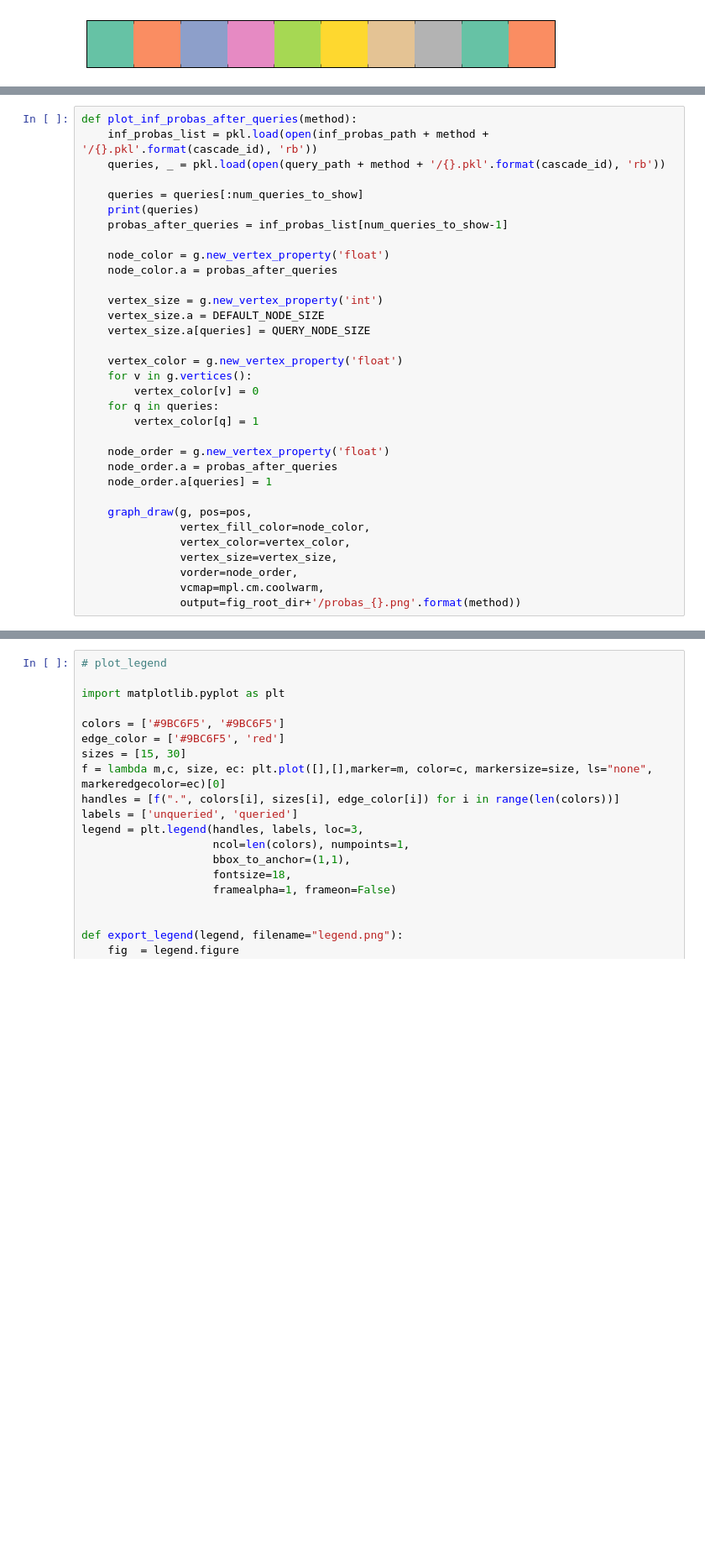
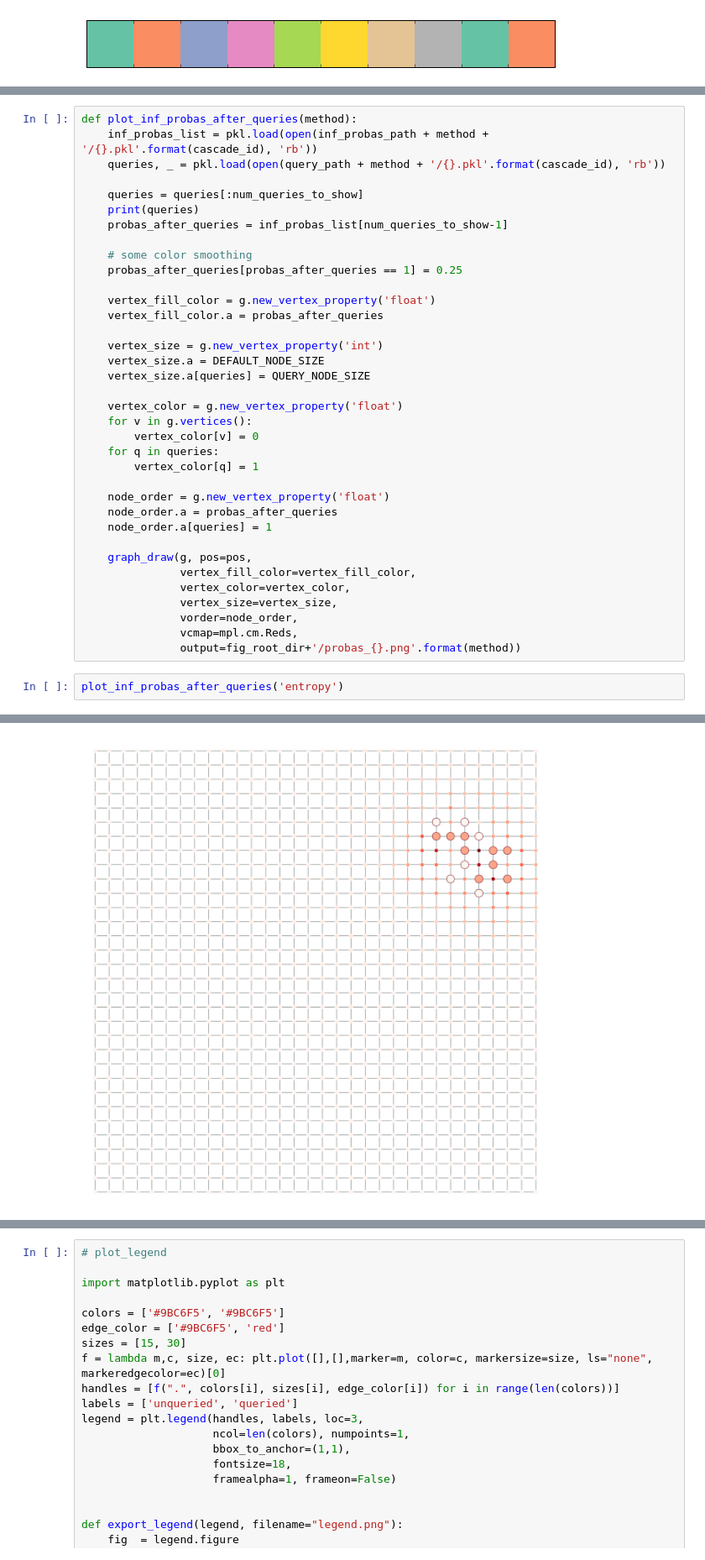
Before and after one commit to xiaohan2012/active-cascade-reconstruction, a Jupyter notebook: infection-probability-after-queries.ipynb, the cells around one changed output, grey strips where cells are left out. Shown at 84% size. Saved outputs shown, nothing was run; the diff lists cells and outputs as text; blank space fills up the shorter version.

```diff
--- a/infection-probability-after-queries.ipynb
+++ b/infection-probability-after-queries.ipynb
@@ -92,8 +94,11 @@ def plot_inf_probas_after_queries(method):
     print(queries)
     probas_after_queries = inf_probas_list[num_queries_to_show-1]
 
-    node_color = g.new_vertex_property('float')
-    node_color.a = probas_after_queries
+    # some color smoothing
+    probas_after_queries[probas_after_queries == 1] = 0.25
+
+    vertex_fill_color = g.new_vertex_property('float')
+    vertex_fill_color.a = probas_after_queries
 
     vertex_size = g.new_vertex_property('int')
     vertex_size.a = DEFAULT_NODE_SIZE
@@ -110,9 +115,12 @@ def plot_inf_probas_after_queries(method):
     node_order.a[queries] = 1
 
     graph_draw(g, pos=pos,
-               vertex_fill_color=node_color,
+               vertex_fill_color=vertex_fill_color,
                vertex_color=vertex_color,
                vertex_size=vertex_size,
                vorder=node_order,
-               vcmap=mpl.cm.coolwarm,
+               vcmap=mpl.cm.Reds,
                output=fig_root_dir+'/probas_{}.png'.format(method))
+# %%
+plot_inf_probas_after_queries('entropy')
+# %% [output]
@@ -119,3 +128,4 @@ def plot_inf_probas_after_queries(method):
+[figure, added]
 # %%
 plot_inf_probas_after_queries('random')
 plot_inf_probas_after_queries('prediction_error')
```
Also changed, not shown: parts of 8 cells of this notebook, 1 other file.
